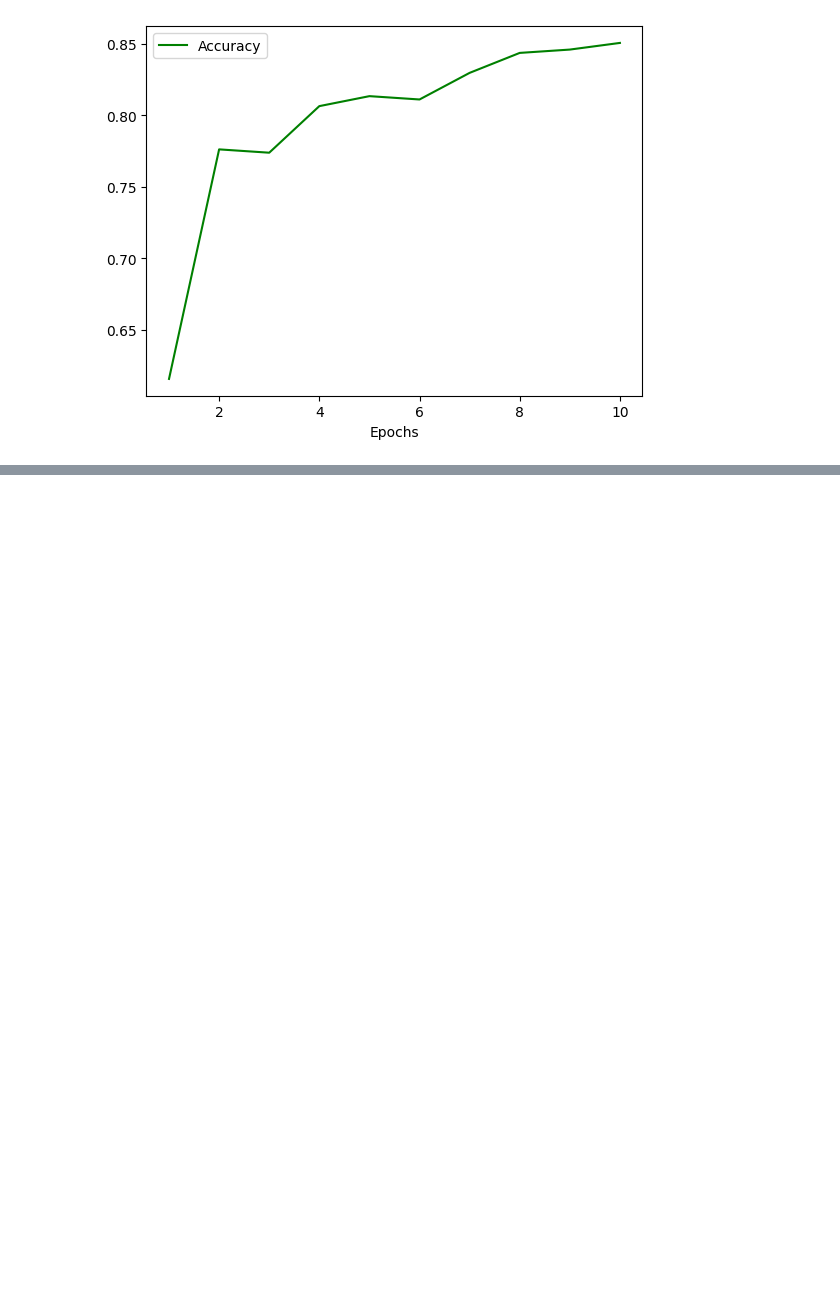
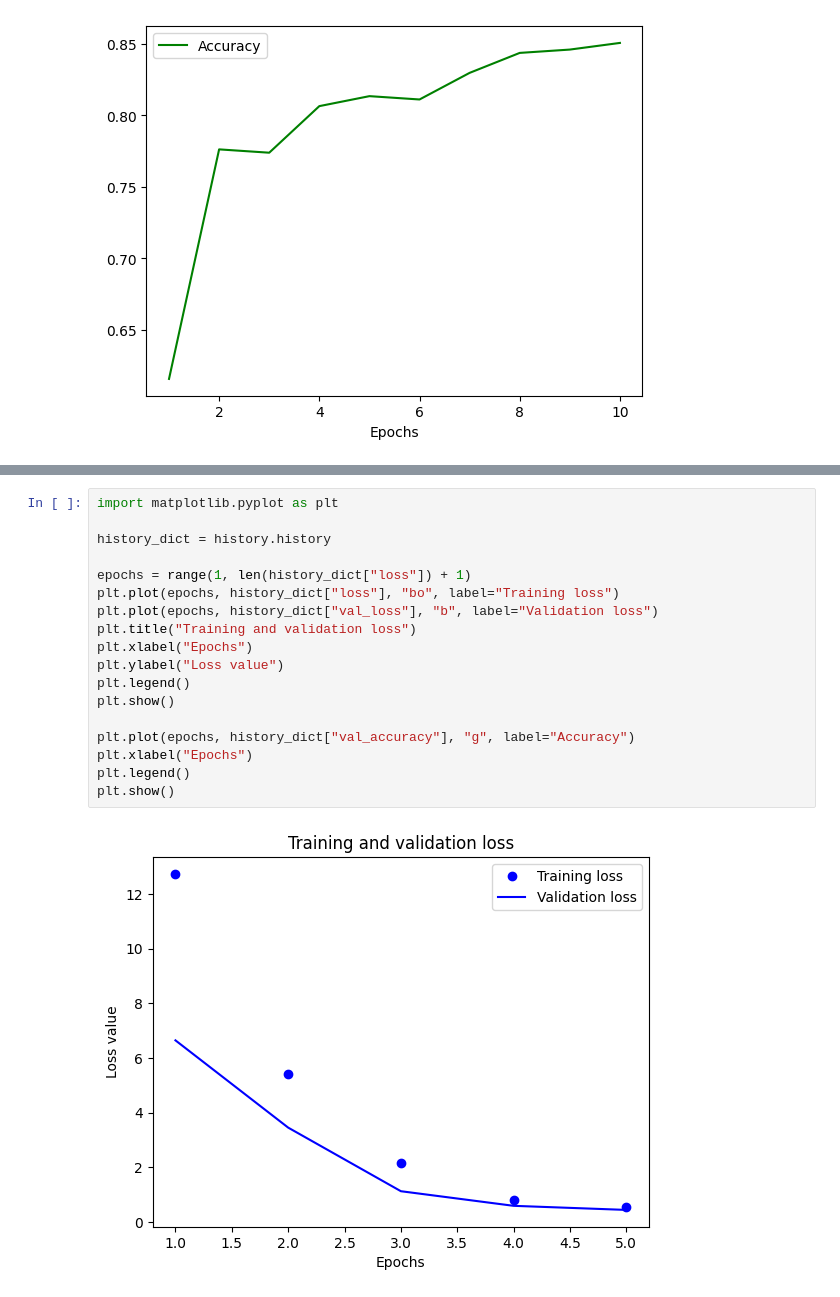
Before and after one commit to Matwitch/Lab3_DA, a Jupyter notebook: lab3_convolutional.ipynb, the cells around one changed output, grey strips where cells are left out. Cells and saved outputs as stored; diff of their text form; blank space fills up the shorter version.

```diff
--- a/lab3_convolutional.ipynb
+++ b/lab3_convolutional.ipynb
@@ -139,0 +183,20 @@ plt.show()
+# %%
+import matplotlib.pyplot as plt
+
+history_dict = history.history
+
+epochs = range(1, len(history_dict["loss"]) + 1)
+plt.plot(epochs, history_dict["loss"], "bo", label="Training loss")
+plt.plot(epochs, history_dict["val_loss"], "b", label="Validation loss")
+plt.title("Training and validation loss")
+plt.xlabel("Epochs")
+plt.ylabel("Loss value")
+plt.legend()
+plt.show()
+
+plt.plot(epochs, history_dict["val_accuracy"], "g", label="Accuracy")
+plt.xlabel("Epochs")
+plt.legend()
+plt.show()
+# %% [output]
+[figure, added]
```
Also changed, not shown: parts of 2 cells of this notebook, 2 other files.
